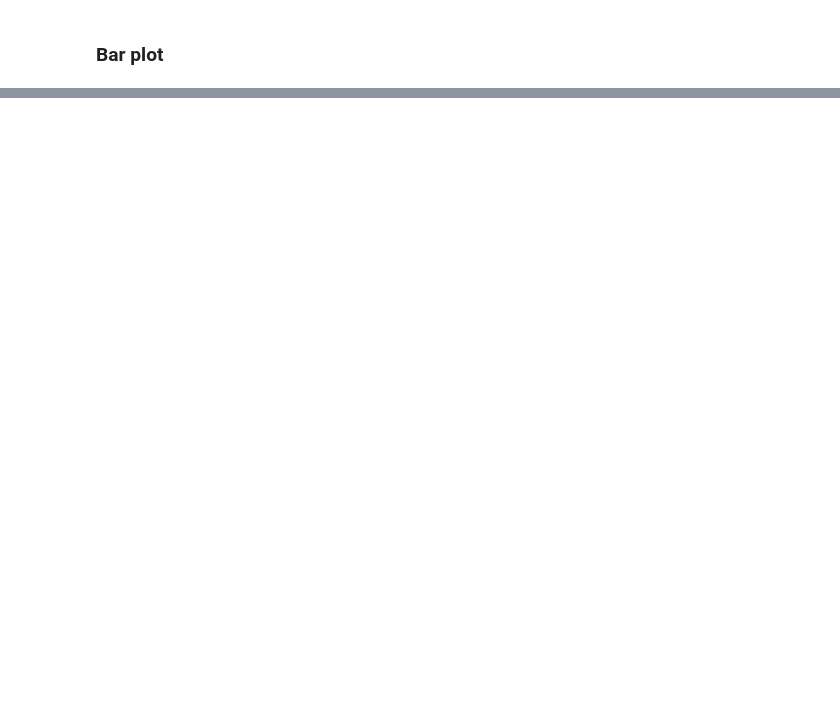
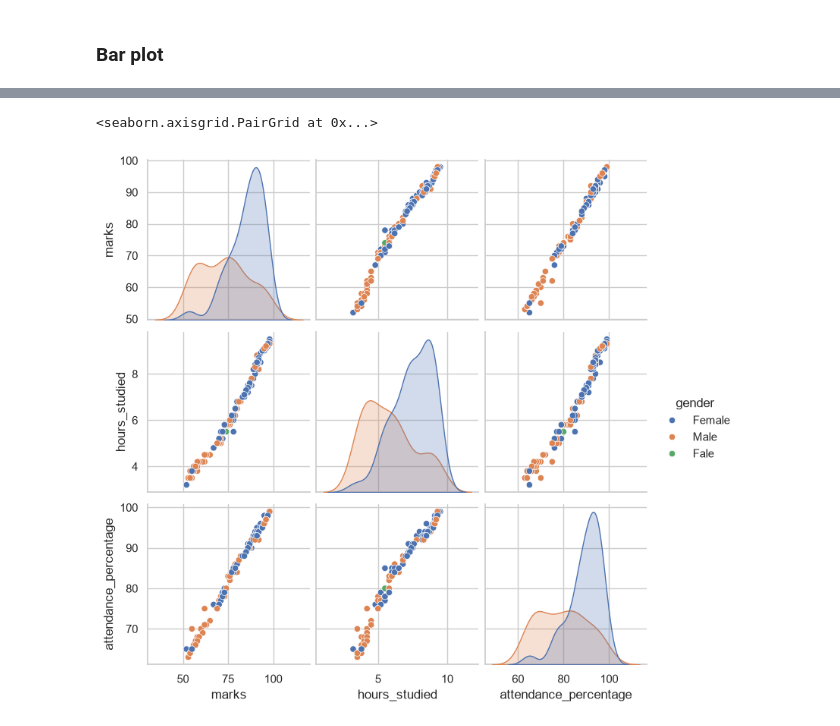
Before and after one commit to nazmul-gub/ai-ml-course, a Jupyter notebook: Python/Seaborn/plotting.ipynb, the cells around one changed output, grey strips where cells are left out. Saved outputs shown, nothing was run; the diff lists cells and outputs as text; code cells hidden in the pictures; blank space fills up the shorter version.

Commit message:
intermediate exploring of seaborn

```diff
--- a/Python/Seaborn/plotting.ipynb
+++ b/Python/Seaborn/plotting.ipynb
@@ -192,0 +240,5 @@ sns.barplot(data=student, x='subject', y='marks', errorbar=None, estimator=np.ma
+# %%
+sns.pairplot(data=student_marks,hue='gender')
+# %% [output]
+<seaborn.axisgrid.PairGrid at 0x...>
+[figure, added]
```
Also changed, not shown: parts of 45 cells of this notebook, 3 other files.
